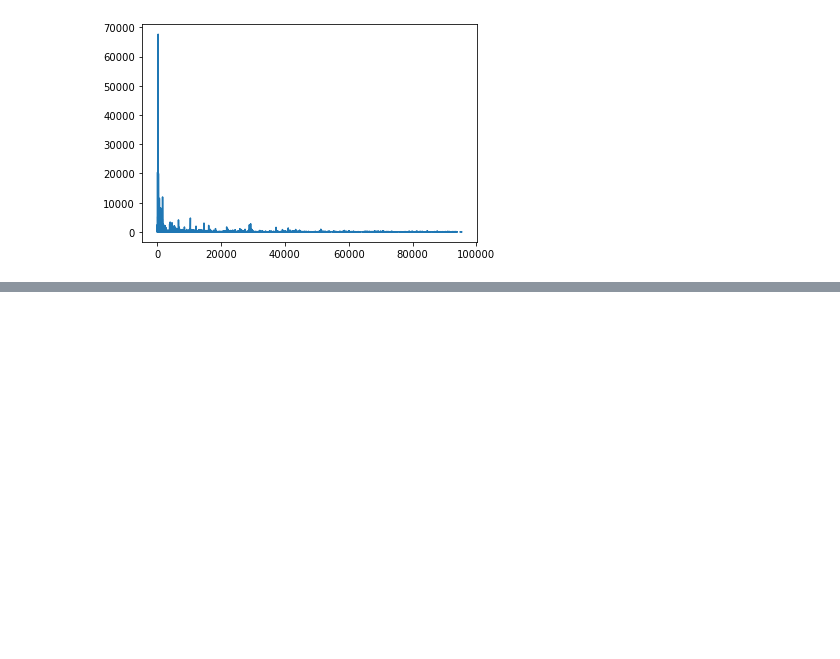
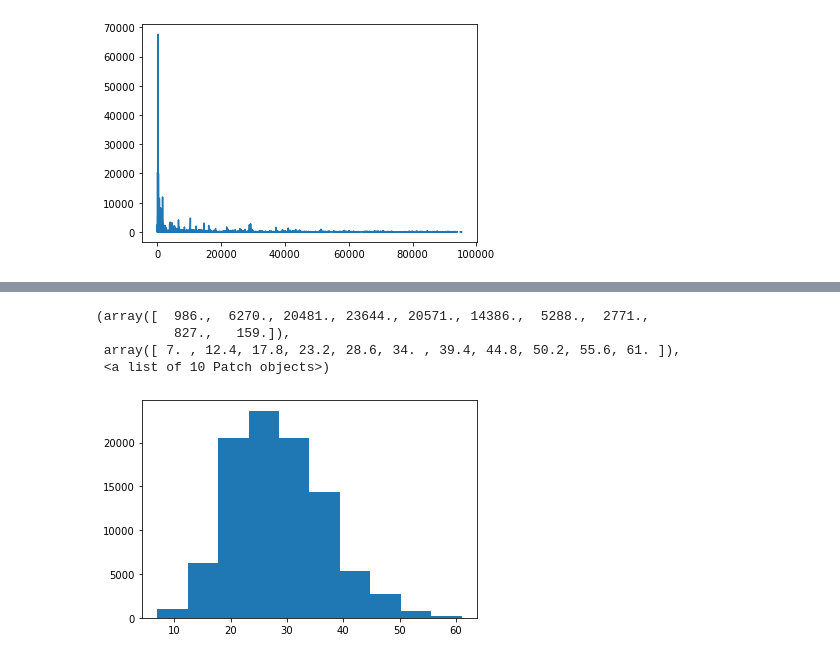
Before and after one commit to wakaru44/letter_counting, a Jupyter notebook: code/Letter Counting.ipynb, the cells around one changed output, grey strips where cells are left out. Cells and saved outputs as stored; diff of their text form; code cells hidden in the pictures; blank space fills up the shorter version.

```diff
--- a/code/Letter Counting.ipynb
+++ b/code/Letter Counting.ipynb
@@ -560,0 +433,9 @@ plt.hist(data.PHI)
+# %%
+# (x=phi,y=length)
+plt.hist(data.RHO)
+# %% [output]
+(array([  986.,  6270., 20481., 23644., 20571., 14386.,  5288.,  2771.,
+          827.,   159.]),
+ array([ 7. , 12.4, 17.8, 23.2, 28.6, 34. , 39.4, 44.8, 50.2, 55.6, 61. ]),
+ <a list of 10 Patch objects>)
+[figure, added]
```
Also changed, not shown: parts of 29 cells of this notebook.
